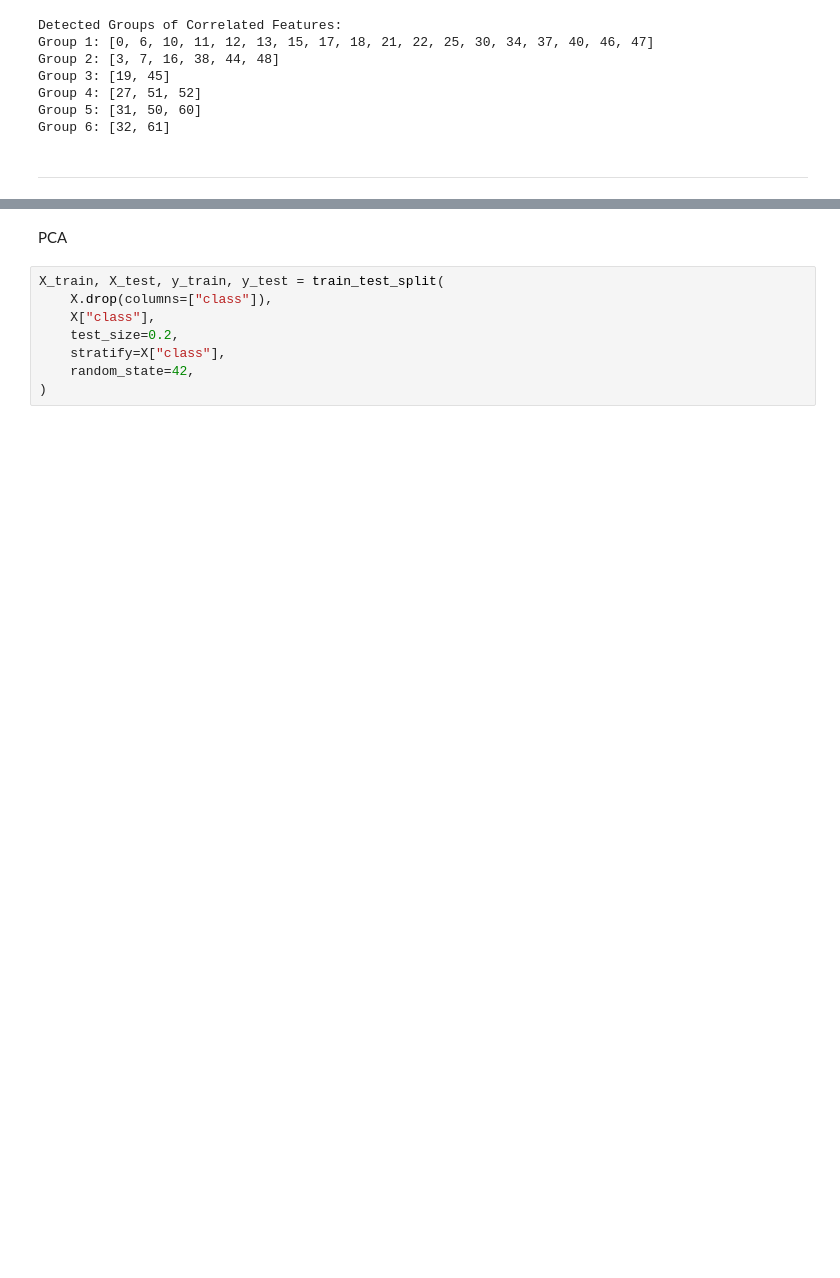
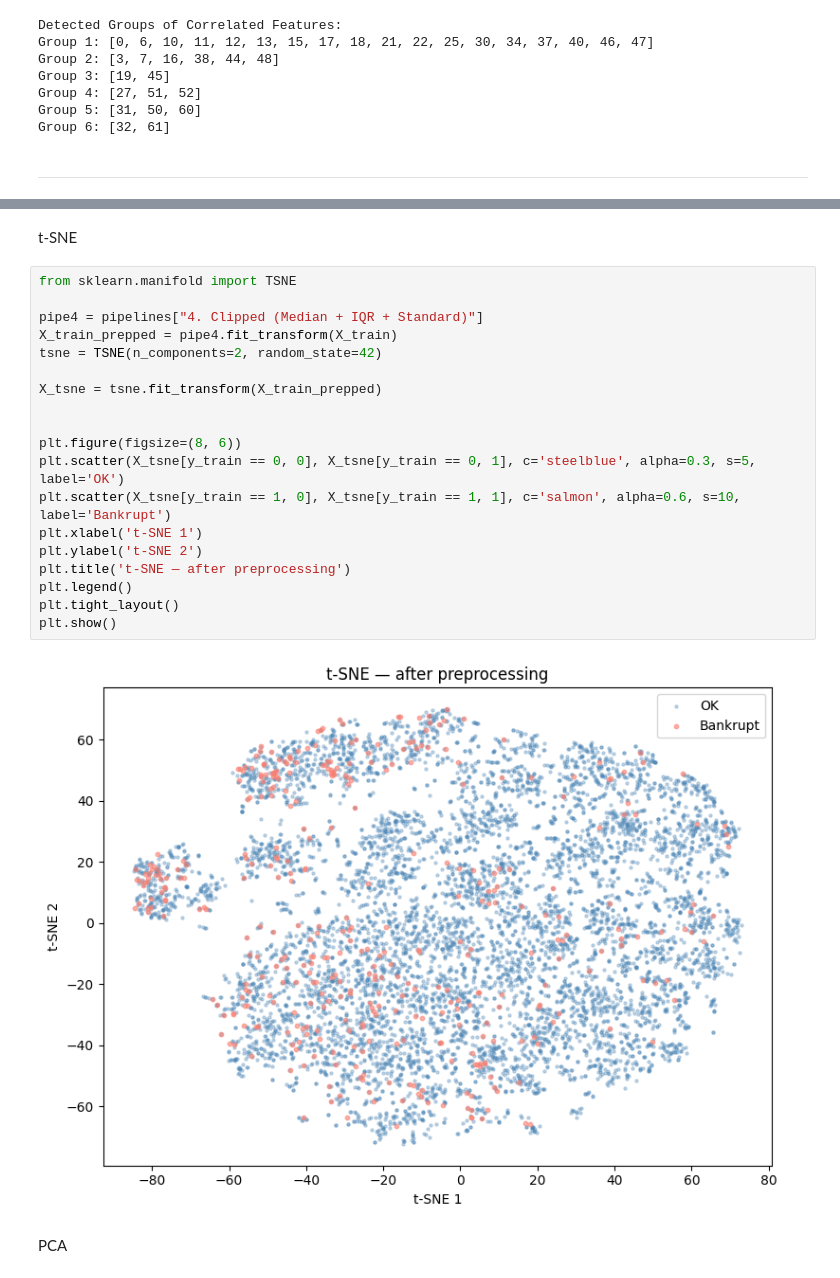
Before and after one commit to jkociecki/machine-learning-pwr, a Jupyter notebook: lab02/report.ipynb, the cells around one changed output, grey strips where cells are left out. Saved outputs shown, nothing was run; the diff lists cells and outputs as text; blank space fills up the shorter version.

```diff
--- a/lab02/report.ipynb
+++ b/lab02/report.ipynb
@@ -524,11 +551,26 @@ ___
+# %% [markdown]
+t-SNE
+# %%
+from sklearn.manifold import TSNE
+
+pipe4 = pipelines["4. Clipped (Median + IQR + Standard)"]
+X_train_prepped = pipe4.fit_transform(X_train)
+tsne = TSNE(n_components=2, random_state=42)
+
+X_tsne = tsne.fit_transform(X_train_prepped)
+
+
+plt.figure(figsize=(8, 6))
+plt.scatter(X_tsne[y_train == 0, 0], X_tsne[y_train == 0, 1], c='steelblue', alpha=0.3, s=5, label='OK')
+plt.scatter(X_tsne[y_train == 1, 0], X_tsne[y_train == 1, 1], c='salmon', alpha=0.6, s=10, label='Bankrupt')
+plt.xlabel('t-SNE 1')
+plt.ylabel('t-SNE 2')
+plt.title('t-SNE — after preprocessing')
+plt.legend()
+plt.tight_layout()
+plt.show()
+# %% [output]
+[figure, added]
 # %% [markdown]
 PCA
-# %%
-X_train, X_test, y_train, y_test = train_test_split(
-    X.drop(columns=["class"]),
-    X["class"],
-    test_size=0.2,
-    stratify=X["class"],
-    random_state=42,
-)
 # %%
```
Also changed, not shown: parts of 5 cells of this notebook.
